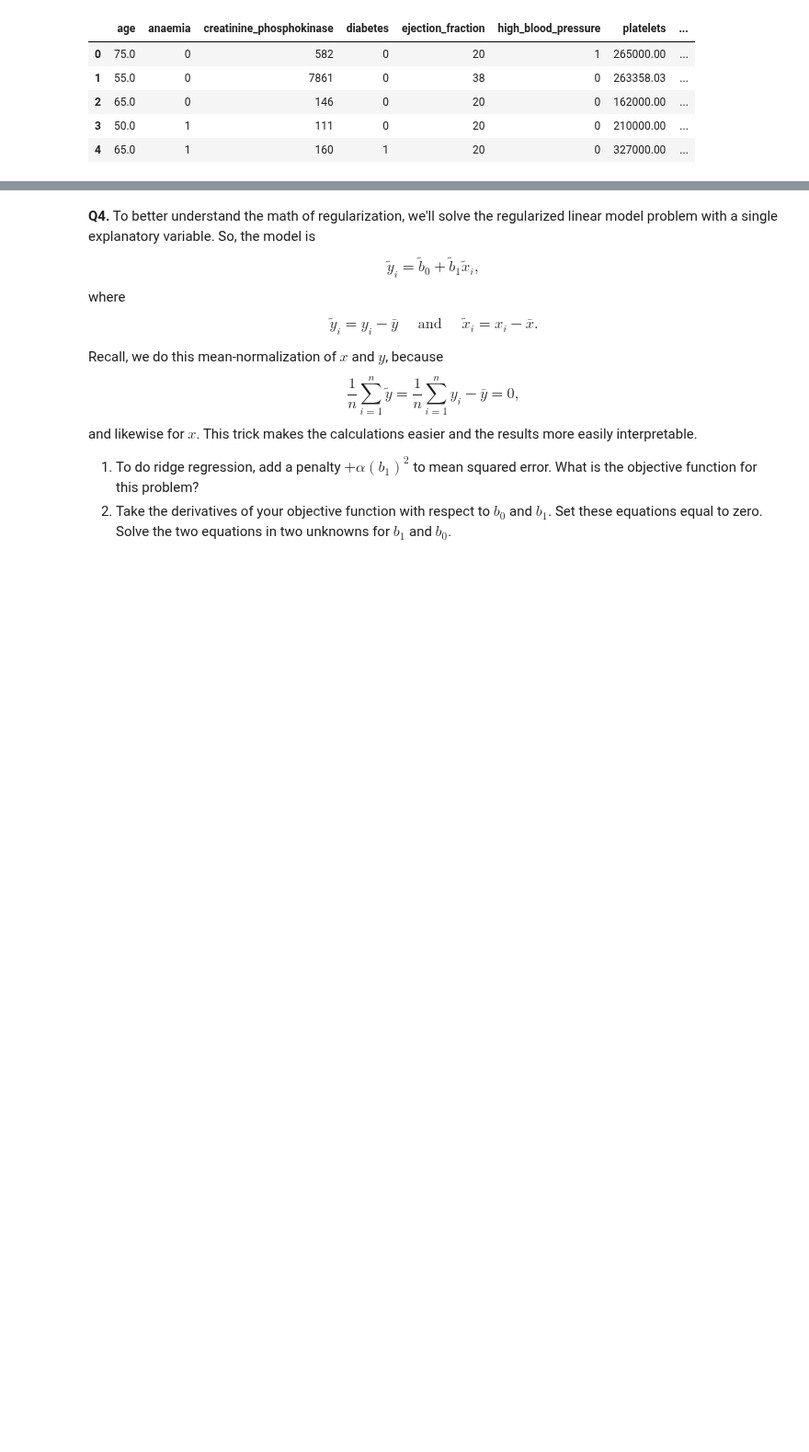
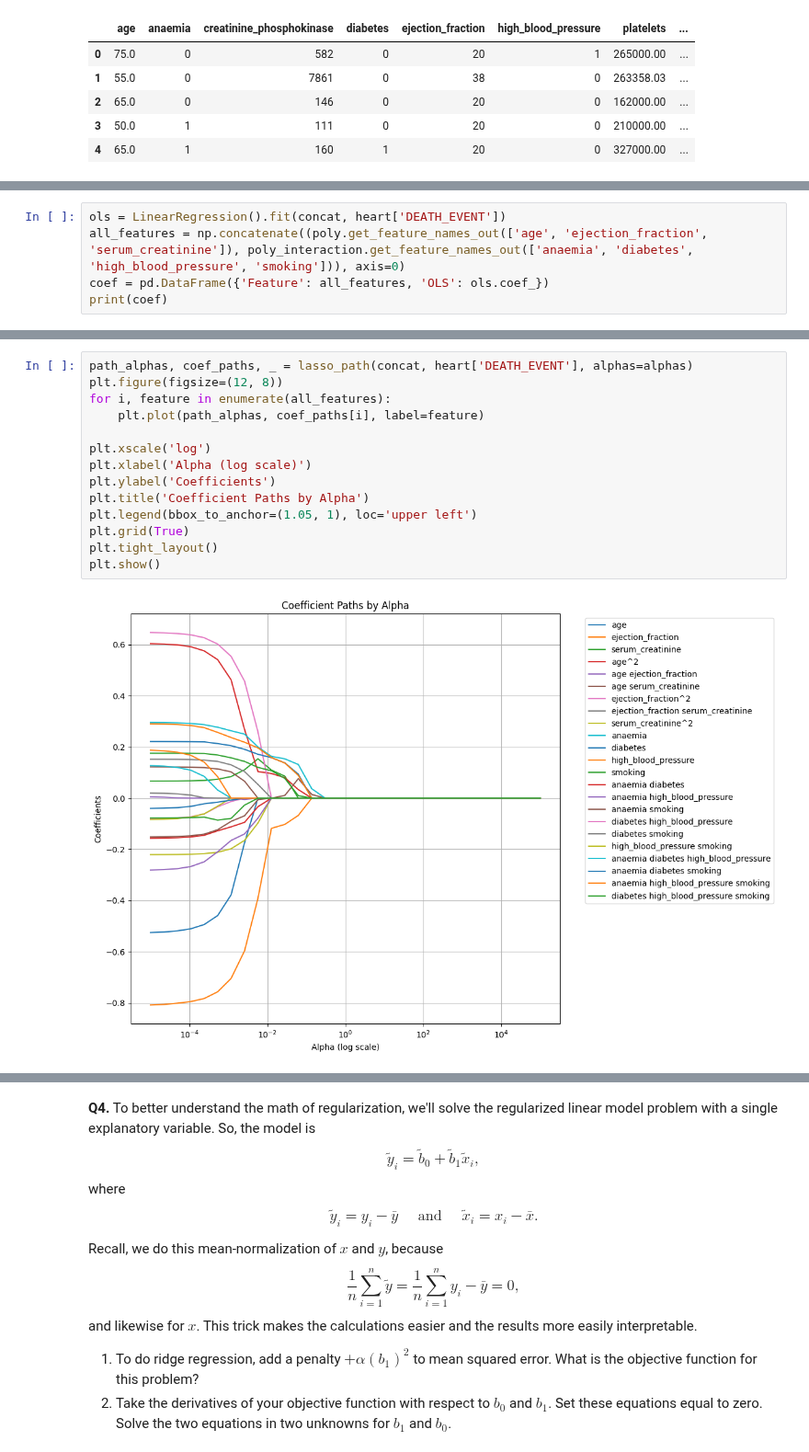
Before and after one commit to RexW999/undergrad_ml_assignments, a Jupyter notebook: 04_assignment_regularization.ipynb, the cells around one changed output, grey strips where cells are left out. Shown at 92% size. Drawn from its saved outputs; the diff is of its cells as text; blank space fills up the shorter version.

```diff
--- a/04_assignment_regularization.ipynb
+++ b/04_assignment_regularization.ipynb
@@ -193,0 +203,5 @@ heart.head()
+# %%
+ols = LinearRegression().fit(concat, heart['DEATH_EVENT'])
+all_features = np.concatenate((poly.get_feature_names_out(['age', 'ejection_fraction', 'serum_creatinine']), poly_interaction.get_feature_names_out(['anaemia', 'diabetes', 'high_blood_pressure', 'smoking'])), axis=0)
+coef = pd.DataFrame({'Feature': all_features, 'OLS': ols.coef_})
+print(coef)
@@ -193,0 +252,16 @@ heart.head()
+# %%
+path_alphas, coef_paths, _ = lasso_path(concat, heart['DEATH_EVENT'], alphas=alphas)
+plt.figure(figsize=(12, 8))
+for i, feature in enumerate(all_features):
+    plt.plot(path_alphas, coef_paths[i], label=feature)
+
+plt.xscale('log')
+plt.xlabel('Alpha (log scale)')
+plt.ylabel('Coefficients')
+plt.title('Coefficient Paths by Alpha')
+plt.legend(bbox_to_anchor=(1.05, 1), loc='upper left')
+plt.grid(True)
+plt.tight_layout()
+plt.show()
+# %% [output]
+[figure, added]
```
Also changed, not shown: parts of 8 cells of this notebook.
